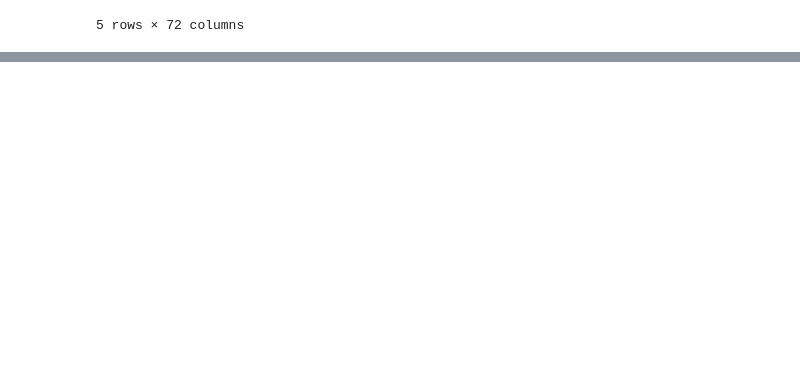
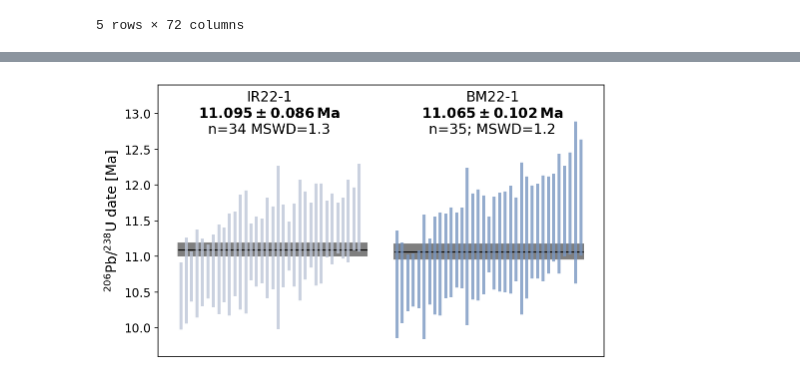
Before and after one commit to Swanson-Hysell-Group/Northbrae_Volcanics, a Jupyter notebook: code/date_bar_plots.ipynb, the cells around one changed output, grey strips where cells are left out. Saved outputs shown, nothing was run; the diff lists cells and outputs as text; code cells hidden in the pictures; blank space fills up the shorter version.

```diff
--- a/code/date_bar_plots.ipynb
+++ b/code/date_bar_plots.ipynb
@@ -339,6 +339,10 @@ BM22_data_sorted = BM22_data.sort_values(by=['206Pb_238U_date'])
 BM22_dates = BM22_data_sorted['206Pb_238U_date'].tolist()
 BM22_2sigmas = BM22_data_sorted['206Pb_238U_2s_(Ma)'].tolist()
 BM22_include = ['yes'] * len(BM22_data_sorted)
+
+BM22_dates_filtered = BM22_dates[4:]
+BM22_2sigmas_filtered = BM22_2sigmas[4:]
+BM22_include_filtered = BM22_include[4:]
 # %%
 IR22_data = BM_IR_data[BM_IR_data['Sample']=='IR22-1']
 IR22_data_sorted = IR22_data.sort_values(by=['206Pb_238U_date'])
@@ -484,0 +491,12 @@ plt.show()
+# %%
+fig, ax = plot_dates([IR22_dates,BM22_dates_filtered],[IR22_2sigmas,BM22_2sigmas_filtered],[IR22_include, BM22_include_filtered],
+           [IR22_mean['mean'], BM22_mean['mean']],[IR22_mean['two_sigma'], BM22_mean['two_sigma']],[IR22_mean['color'], BM22_mean['color']],[IR22_mean['label'], BM22_mean['label']],
+           figsize=(8,5),bbox_to_anchor=(1,0.16),legend=False)
+ax.set_ylim(9.6,13.4)
+ax.set_xticks([])
+ax.text(0.25, 0.98, 'IR22-1\n$\mathbf{11.095 \pm 0.086\,Ma}$\nn=34 MSWD=1.3', transform=ax.transAxes, ha='center', va='top', fontsize=14)
+ax.text(0.75, 0.98, 'BM22-1\n$\mathbf{11.065 \pm 0.102\,Ma}$\nn=35; MSWD=1.2', transform=ax.transAxes, ha='center', va='top', fontsize=14)
+plt.savefig('./output/sample_date_bar_plot.pdf')
+plt.show()
+# %% [output]
+[figure, added]
```
Also changed, not shown: parts of 5 cells of this notebook, 2 other files.
